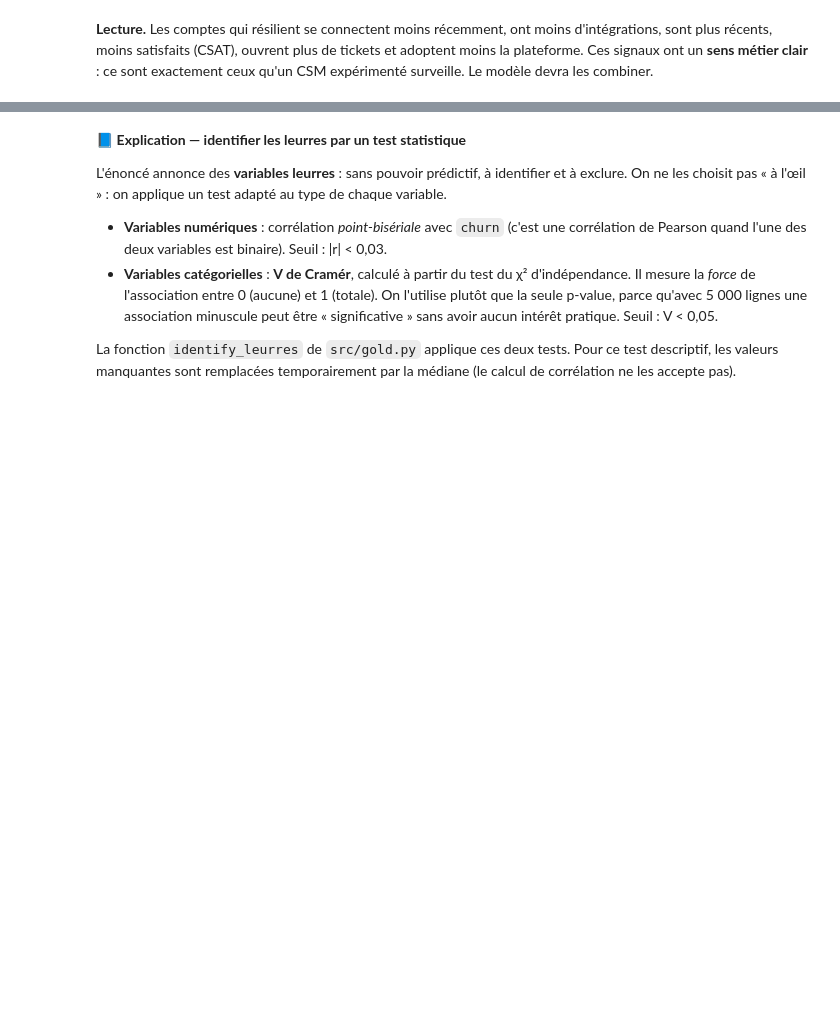
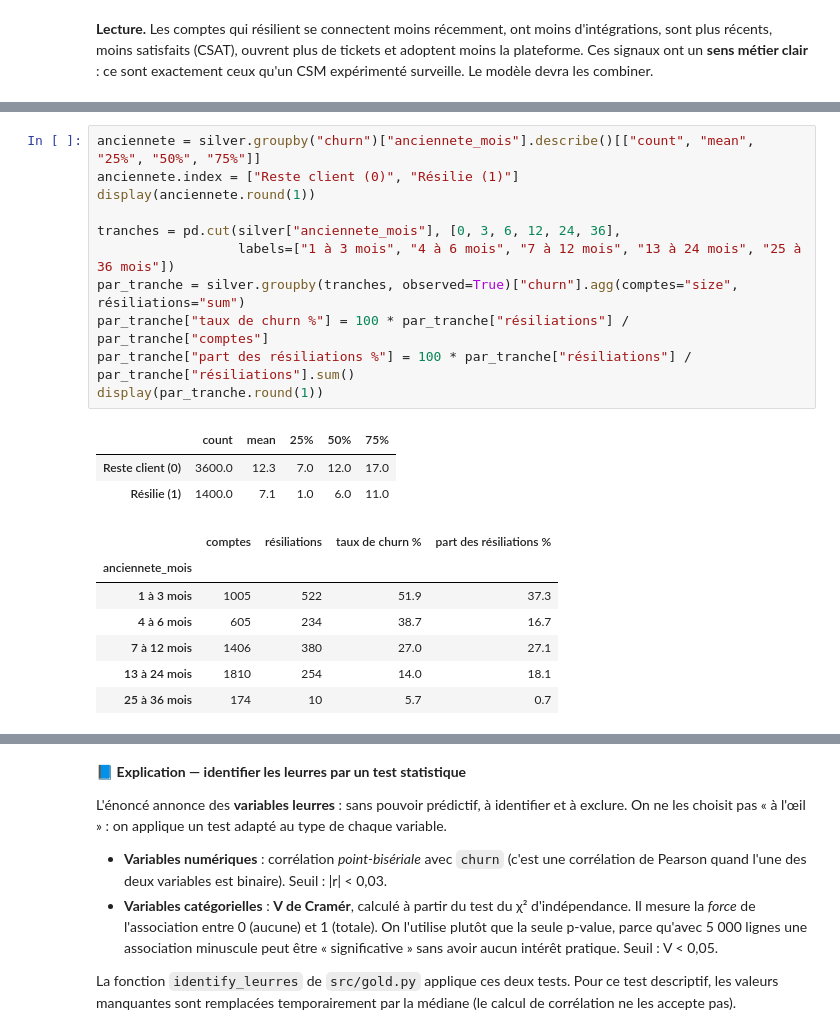
Before and after one commit to guillaumesaidani-coder/churn_saas, a Jupyter notebook: reports/notebooks/notebook_certifiant_churn_saas.ipynb, the cells around one changed output, grey strips where cells are left out. Cells and saved outputs as stored; diff of their text form; blank space fills up the shorter version.

```diff
--- a/reports/notebooks/notebook_certifiant_churn_saas.ipynb
+++ b/reports/notebooks/notebook_certifiant_churn_saas.ipynb
@@ -1117,0 +1128,22 @@ CSM expérimenté surveille. Le modèle devra les combiner.
+# %%
+anciennete = silver.groupby("churn")["anciennete_mois"].describe()[["count", "mean", "25%", "50%", "75%"]]
+anciennete.index = ["Reste client (0)", "Résilie (1)"]
+display(anciennete.round(1))
+
+tranches = pd.cut(silver["anciennete_mois"], [0, 3, 6, 12, 24, 36],
+                  labels=["1 à 3 mois", "4 à 6 mois", "7 à 12 mois", "13 à 24 mois", "25 à 36 mois"])
+par_tranche = silver.groupby(tranches, observed=True)["churn"].agg(comptes="size", résiliations="sum")
+par_tranche["taux de churn %"] = 100 * par_tranche["résiliations"] / par_tranche["comptes"]
+par_tranche["part des résiliations %"] = 100 * par_tranche["résiliations"] / par_tranche["résiliations"].sum()
+display(par_tranche.round(1))
+# %% [output]
+|  | count | mean | 25% | 50% | 75% |
+| Reste client (0) | 3600.0 | 12.3 | 7.0 | 12.0 | 17.0 |
+| Résilie (1) | 1400.0 | 7.1 | 1.0 | 6.0 | 11.0 |
+|  | comptes | résiliations | taux de churn % | part des résiliations % |
+| anciennete_mois |  |  |  |  |
+| 1 à 3 mois | 1005 | 522 | 51.9 | 37.3 |
+| 4 à 6 mois | 605 | 234 | 38.7 | 16.7 |
+| 7 à 12 mois | 1406 | 380 | 27.0 | 27.1 |
+| 13 à 24 mois | 1810 | 254 | 14.0 | 18.1 |
+| 25 à 36 mois | 174 | 10 | 5.7 | 0.7 |
```
Also changed, not shown: parts of 9 cells of this notebook, 14 other files.
